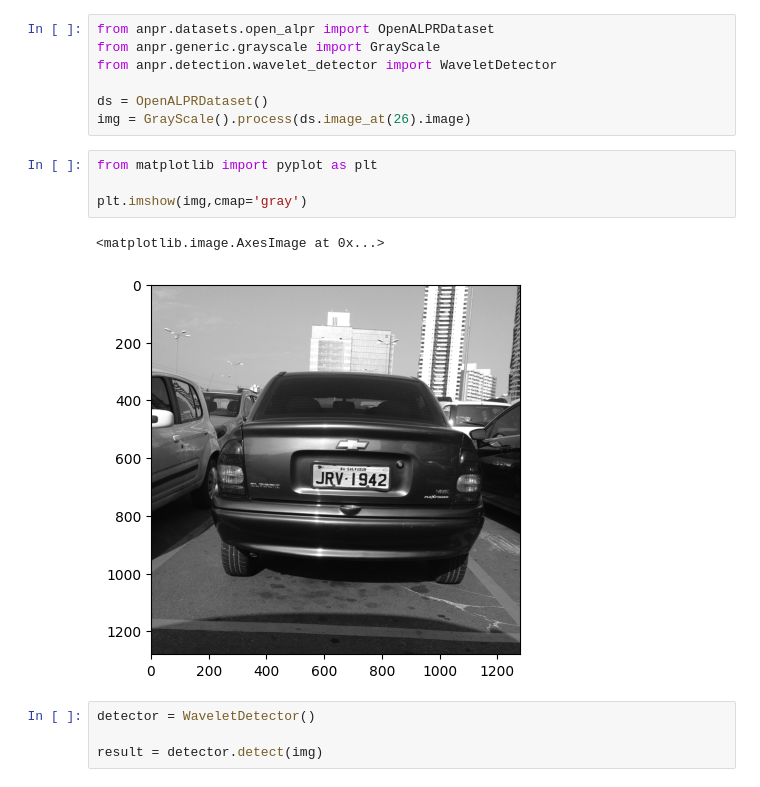
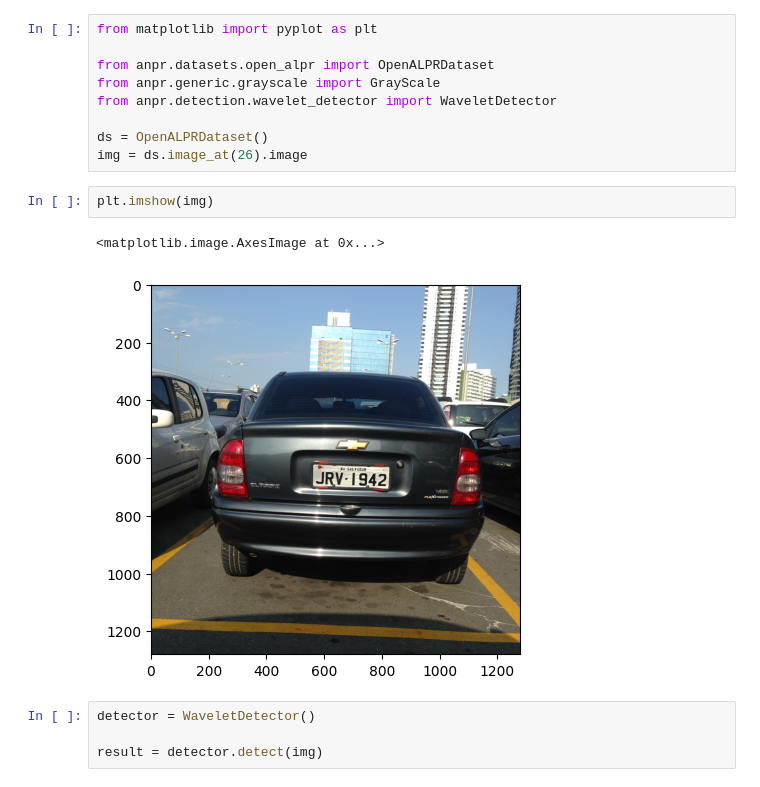
Before and after one commit to SimpleANPR/anpr, a Jupyter notebook: wavelet_detector.ipynb, the cells around one changed output. Cells and saved outputs as stored; diff of their text form.

```diff
--- a/wavelet_detector.ipynb
+++ b/wavelet_detector.ipynb
@@ -1,17 +1,17 @@
 # %%
+from matplotlib import pyplot as plt
+
 from anpr.datasets.open_alpr import OpenALPRDataset
 from anpr.generic.grayscale import GrayScale
 from anpr.detection.wavelet_detector import WaveletDetector
 
 ds = OpenALPRDataset()
-img = GrayScale().process(ds.image_at(26).image)
+img = ds.image_at(26).image
-# %%
-from matplotlib import pyplot as plt
-
-plt.imshow(img,cmap='gray')
-# %% [output]
-<matplotlib.image.AxesImage at 0x...>
-[figure, removed]
+# %%
+plt.imshow(img)
+# %% [output]
+<matplotlib.image.AxesImage at 0x...>
+[figure, added]
 # %%
 detector = WaveletDetector()
 
```
Also changed, not shown: parts of 6 cells of this notebook, 6 other files.
